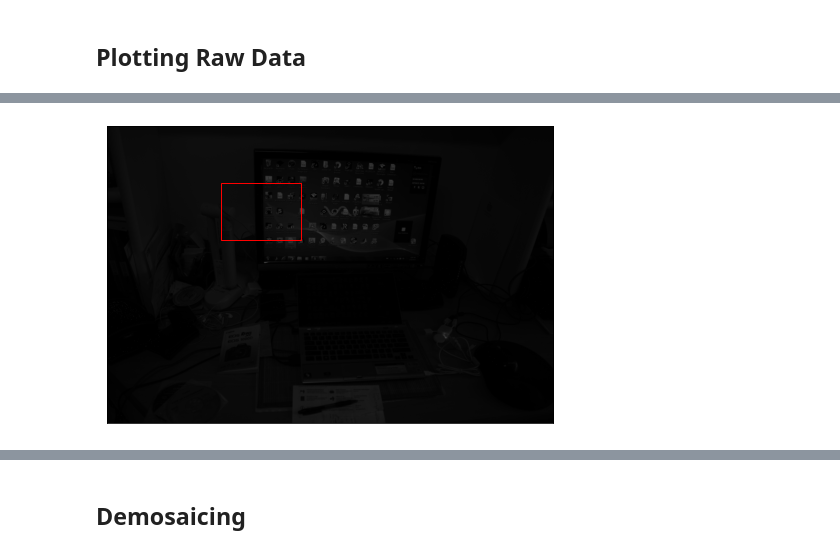
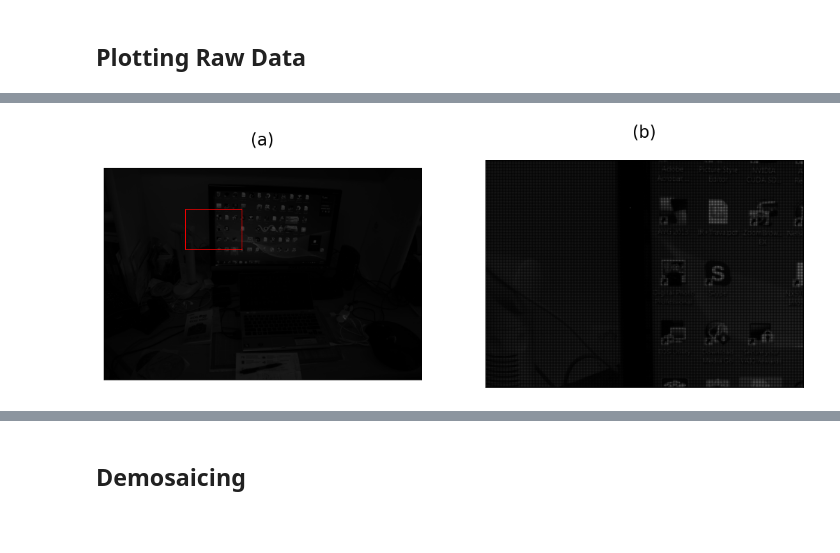
Before and after one commit to GuilhermeTorresMarquesVidal/Assignment_1_Comp_Photography-Image_RAW_Decding, a Jupyter notebook: FC1.ipynb, the cells around one changed output, grey strips where cells are left out. Saved outputs shown, nothing was run; the diff lists cells and outputs as text; code cells hidden in the pictures; blank space fills up the shorter version.

Commit message:
Some changes in the plot images

```diff
--- a/FC1.ipynb
+++ b/FC1.ipynb
@@ -57,12 +57,3 @@ CFA_B = CFA_B.astype(int)
 CFA_RGB = united(CFA_R, CFA_G, CFA_B).astype(int)
 # %% [markdown]
 ## Plotting Raw Data
-# %%
-fig, ax = plt.subplots(figsize = (8,6))
-
-ax.imshow(CFA_RGB)
-
-plt.gca().xaxis.set_major_locator(NullLocator())
-plt.gca().yaxis.set_major_locator(NullLocator())
-
-plt.savefig('Images/CFA.png')
@@ -71,9 +59,0 @@ plt.savefig('Images/CFA.png')
-# %%
-fig, ax = plt.subplots(figsize = (8,6))
-
-ax.imshow(CFA_R, cmap = 'gray')
-
-plt.gca().xaxis.set_major_locator(NullLocator())
-plt.gca().yaxis.set_major_locator(NullLocator())
-
-plt.savefig('Images/CFA_R.png')
@@ -82,18 +85,30 @@ plt.savefig('Images/CFA_R.png')
 # %%
-fig, ax = plt.subplots(figsize = (8,6))
+fig, axs = plt.subplots(1,2, figsize = (18,6))
 
-ax.imshow(CFA_R, cmap = 'gray')
+axs[0].imshow(CFA_R, cmap = 'gray')
 
 rect = patches.Rectangle((1000, 500), 700, 500,
                          linewidth=1,
                          edgecolor='r',
                          facecolor='none')
 
-ax.add_patch(rect)
+axs[0].add_patch(rect)
 
-plt.gca().xaxis.set_major_locator(NullLocator())
-plt.gca().yaxis.set_major_locator(NullLocator())
+axs[1].imshow(CFA_R[500:1000,1000:1700], cmap = 'gray')
 
-plt.savefig('Images/CFA_R_with_rectangle.png')
+titles = ['(a)\n', '(b)\n']
+
+for ax, title in zip(axs,titles):
+
+    # Set title
+
+    ax.set_title(title, fontsize = 24)
+
+    # Remove axis
+
+    ax.xaxis.set_major_locator(NullLocator())
+    ax.yaxis.set_major_locator(NullLocator())
+
+plt.savefig('Images/Raw_image_zoom.png');
 # %% [output]
-[figure, old version]
+[figure, new version]
```
Also changed, not shown: parts of 19 cells of this notebook, 23 other files.
